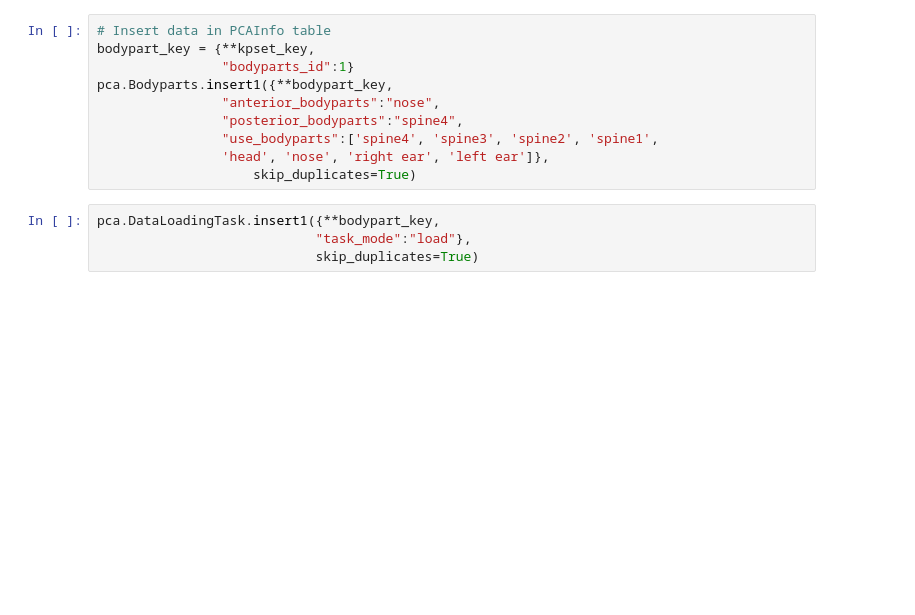
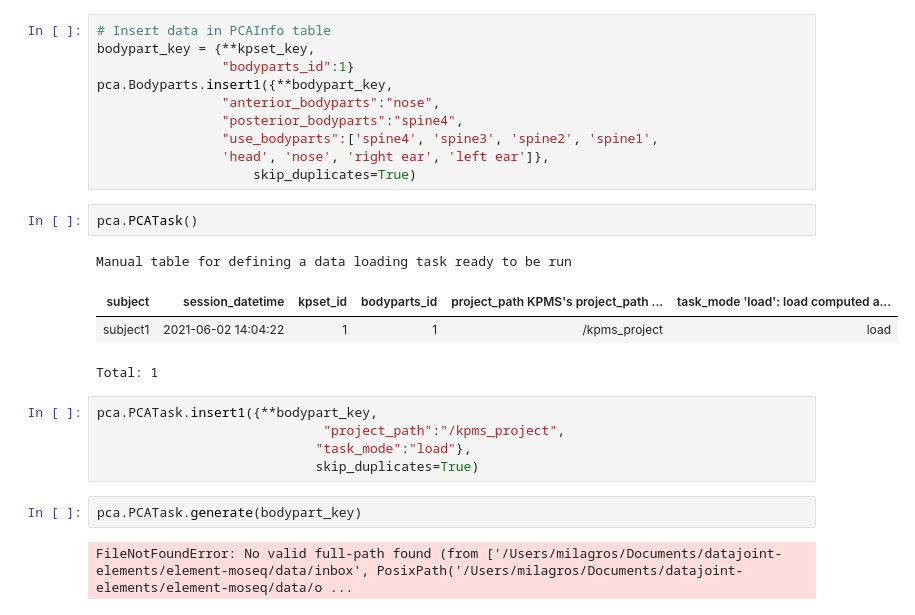
Before and after one commit to datajoint/element-moseq, a Jupyter notebook: notebooks/testing.ipynb, the cells around one changed output. Cells and saved outputs as stored; diff of their text form; blank space fills up the shorter version.

```diff
--- a/notebooks/testing.ipynb
+++ b/notebooks/testing.ipynb
@@ -93,7 +114,19 @@ pca.Bodyparts.insert1({**bodypart_key,
                 "use_bodyparts":['spine4', 'spine3', 'spine2', 'spine1',
                 'head', 'nose', 'right ear', 'left ear']},
                     skip_duplicates=True)
+# %%
+pca.PCATask()
+# %% [output]
+Manual table for defining a data loading task ready to be run
+| subject | session_datetime | kpset_id | bodyparts_id | project_path KPMS's project_path ... | task_mode 'load': load computed a... |
+| subject1 | 2021-06-02 14:04:22 | 1 | 1 | /kpms_project | load |
+Total: 1
 # %%
-pca.DataLoadingTask.insert1({**bodypart_key,
+pca.PCATask.insert1({**bodypart_key,
+                             "project_path":"/kpms_project",
                             "task_mode":"load"},
                             skip_duplicates=True)
+# %%
+pca.PCATask.generate(bodypart_key)
+# %% [output]
+FileNotFoundError: No valid full-path found (from ['/Users/milagros/Documents/datajoint-elements/element-moseq/data/inbox', PosixPath('/Users/milagros/Documents/datajoint-elements/element-moseq/data/o ...
```
Also changed, not shown: parts of 17 cells of this notebook.
